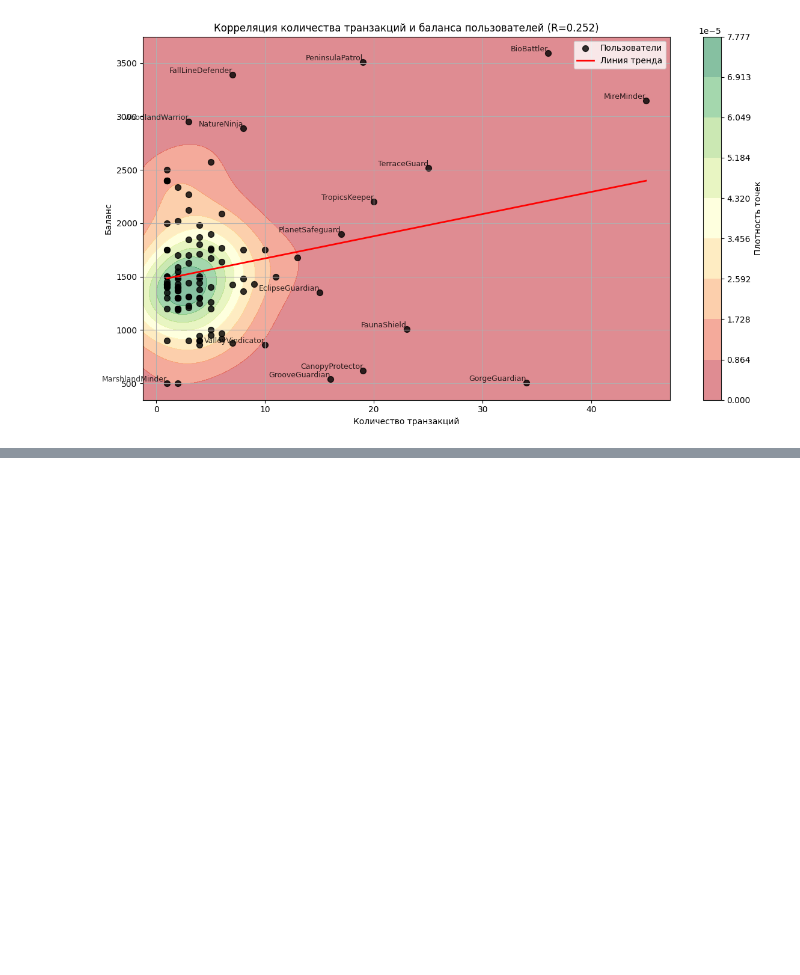
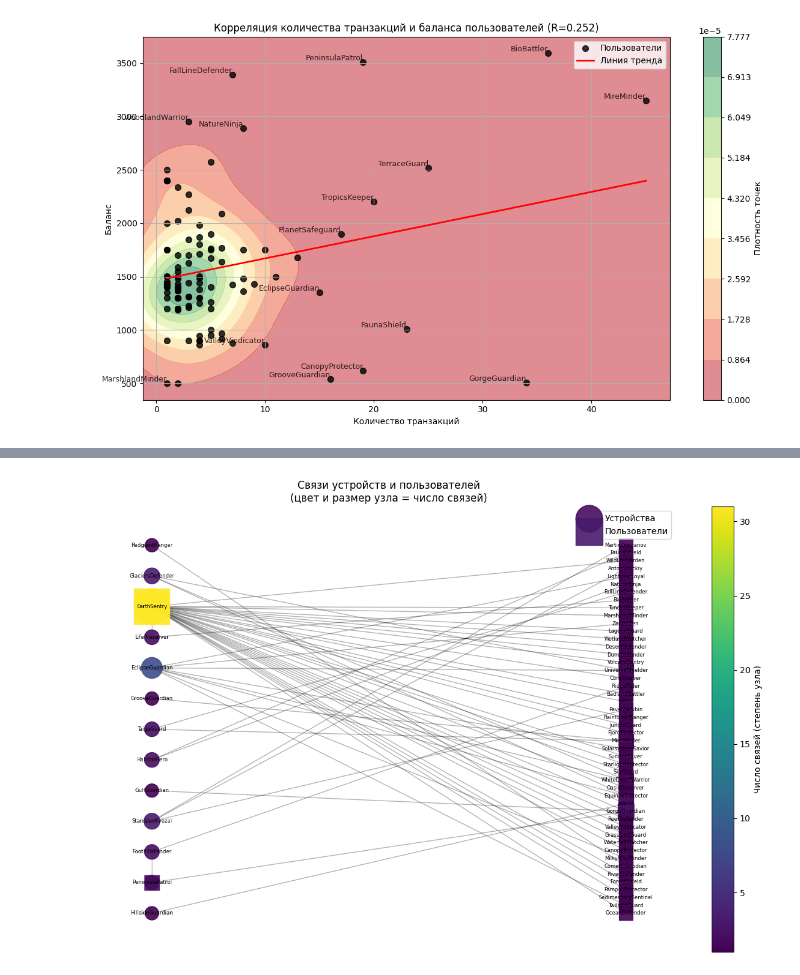
Before and after one commit to letovo-dev/python-helpers, a Jupyter notebook: analyze.ipynb, the cells around one changed output, grey strips where cells are left out. Drawn from its saved outputs; the diff is of its cells as text; code cells hidden in the pictures; blank space fills up the shorter version.

```diff
--- a/analyze.ipynb
+++ b/analyze.ipynb
@@ -274,0 +335,81 @@ plt.show()
+# %%
+import pandas as pd
+import networkx as nx
+import matplotlib.pyplot as plt
+import matplotlib as mpl
+
+# Загрузка данных из CSV
+df = pd.read_csv('strange_logins.csv', usecols=['cookie', 'username'])
+
+# Построение бипартитного графа
+B = nx.Graph()
+devices = df['cookie'].unique()
+users = df['username'].unique()
+B.add_nodes_from(devices, bipartite=0)
+B.add_nodes_from(users, bipartite=1)
+edges = list(df.drop_duplicates().itertuples(index=False, name=None))
+B.add_edges_from(edges)
+
+# Позиционирование узлов
+pos = nx.bipartite_layout(B, devices)
+
+# Вычисление степеней (число связей)
+degrees = dict(B.degree())
+deg_values = list(degrees.values())
+vmin, vmax = min(deg_values), max(deg_values)
+
+# Подготовка цветовой карты по степеням
+cmap = plt.cm.viridis
+norm = mpl.colors.Normalize(vmin=vmin, vmax=vmax)
+
+# Настройка фигуры
+fig, ax = plt.subplots(figsize=(12, 8))
+
+# Рисуем рёбра
+nx.draw_networkx_edges(B, pos, alpha=0.3, ax=ax)
+
+# Рисуем устройства (круги)
+device_colors = [cmap(norm(degrees[n])) for n in devices]
+device_sizes = [200 + 50 * degrees[n] for n in devices]
+scatter_dev = ax.scatter(
+    [pos[n][0] for n in devices],
+    [pos[n][1] for n in devices],
+    s=device_sizes,
+    c=device_colors,
+    marker='o',
+    label='Устройства',
+    alpha=0.9
+)
+
+# Рисуем пользователей (квадраты)
+user_colors = [cmap(norm(degrees[n])) for n in users]
+user_sizes = [200 + 50 * degrees[n] for n in users]
+scatter_usr = ax.scatter(
+    [pos[n][0] for n in users],
+    [pos[n][1] for n in users],
+    s=user_sizes,
+    c=user_colors,
+    marker='s',
+    label='Пользователи',
+    alpha=0.9
+)
+
+# Подписи узлов (уменьшенный размер шрифта)
+for node, (x, y) in pos.items():
+    ax.text(x, y, node, fontsize=6, horizontalalignment='center', verticalalignment='center')
+
+# Легенда для форм узлов
+ax.legend(scatterpoints=1, frameon=True)
+
+# Цветовая шкала (colorbar) для степеней
+sm = mpl.cm.ScalarMappable(norm=norm, cmap=cmap)
+sm.set_array([])
+cbar = fig.colorbar(sm, ax=ax)
+cbar.set_label('Число связей (степень узла)')
+
+ax.set_title('Связи устройств и пользователей\n(цвет и размер узла = число связей)')
+ax.axis('off')
+plt.tight_layout()
+plt.show()
+# %% [output]
+[figure, added]
```
Also changed, not shown: parts of 1 cell of this notebook, 7 other files.
